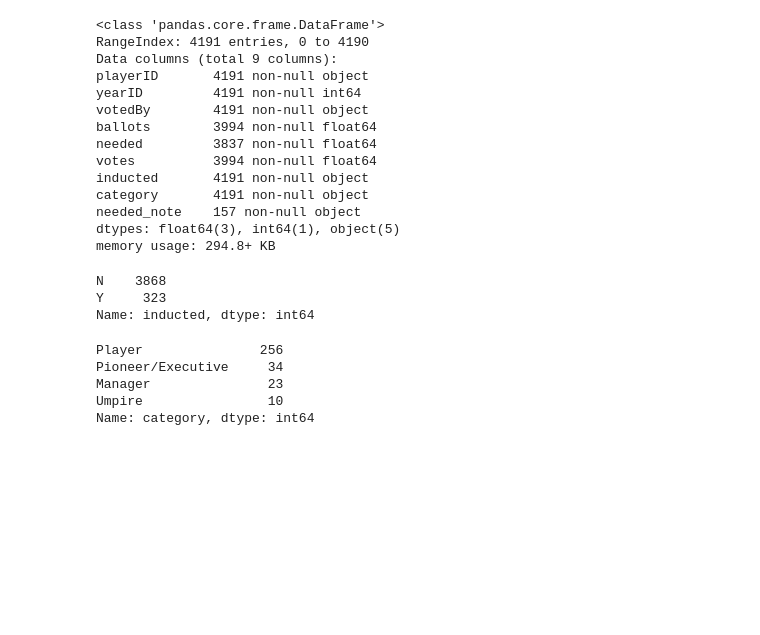
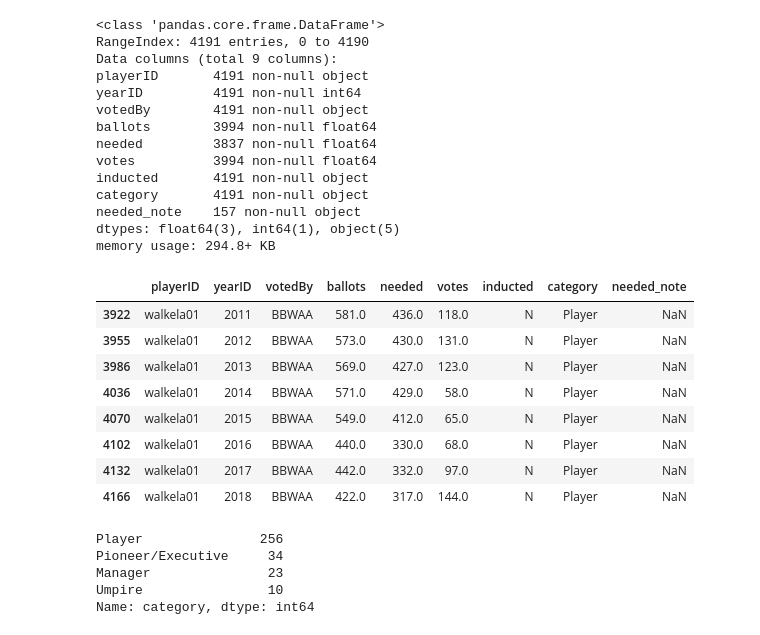
Before and after one commit to MJ-AllDay-67/Classifying_MLB_HOF_Players, a Jupyter notebook: import_cleaning_wb.ipynb, the cells around one changed output. Cells and saved outputs as stored; diff of their text form; code cells hidden in the pictures; blank space fills up the shorter version.

```diff
--- a/import_cleaning_wb.ipynb
+++ b/import_cleaning_wb.ipynb
@@ -32,12 +32,19 @@ category       4191 non-null object
 needed_note    157 non-null object
 dtypes: float64(3), int64(1), object(5)
 memory usage: 294.8+ KB
-# %%
-df_hof.inducted.value_counts()
-# %% [output]
-N    3868
-Y     323
-Name: inducted, dtype: int64
+# %%
+see_bonds = df_hof[df_hof['playerID'].str.contains('walkela01')]
+see_bonds.head(50)
+# %% [output]
+|  | playerID | yearID | votedBy | ballots | needed | votes | inducted | category | needed_note |
+| 3922 | walkela01 | 2011 | BBWAA | 581.0 | 436.0 | 118.0 | N | Player | NaN |
+| 3955 | walkela01 | 2012 | BBWAA | 573.0 | 430.0 | 131.0 | N | Player | NaN |
+| 3986 | walkela01 | 2013 | BBWAA | 569.0 | 427.0 | 123.0 | N | Player | NaN |
+| 4036 | walkela01 | 2014 | BBWAA | 571.0 | 429.0 | 58.0 | N | Player | NaN |
+| 4070 | walkela01 | 2015 | BBWAA | 549.0 | 412.0 | 65.0 | N | Player | NaN |
+| 4102 | walkela01 | 2016 | BBWAA | 440.0 | 330.0 | 68.0 | N | Player | NaN |
+| 4132 | walkela01 | 2017 | BBWAA | 442.0 | 332.0 | 97.0 | N | Player | NaN |
+| 4166 | walkela01 | 2018 | BBWAA | 422.0 | 317.0 | 144.0 | N | Player | NaN |
 # %%
 # groupby HOFers only (exclude those eligible, but not voted in) just for reference
 df_hof[df_hof.inducted=='Y'].category.value_counts()
```
Also changed, not shown: parts of 37 cells of this notebook, 6 other files.
